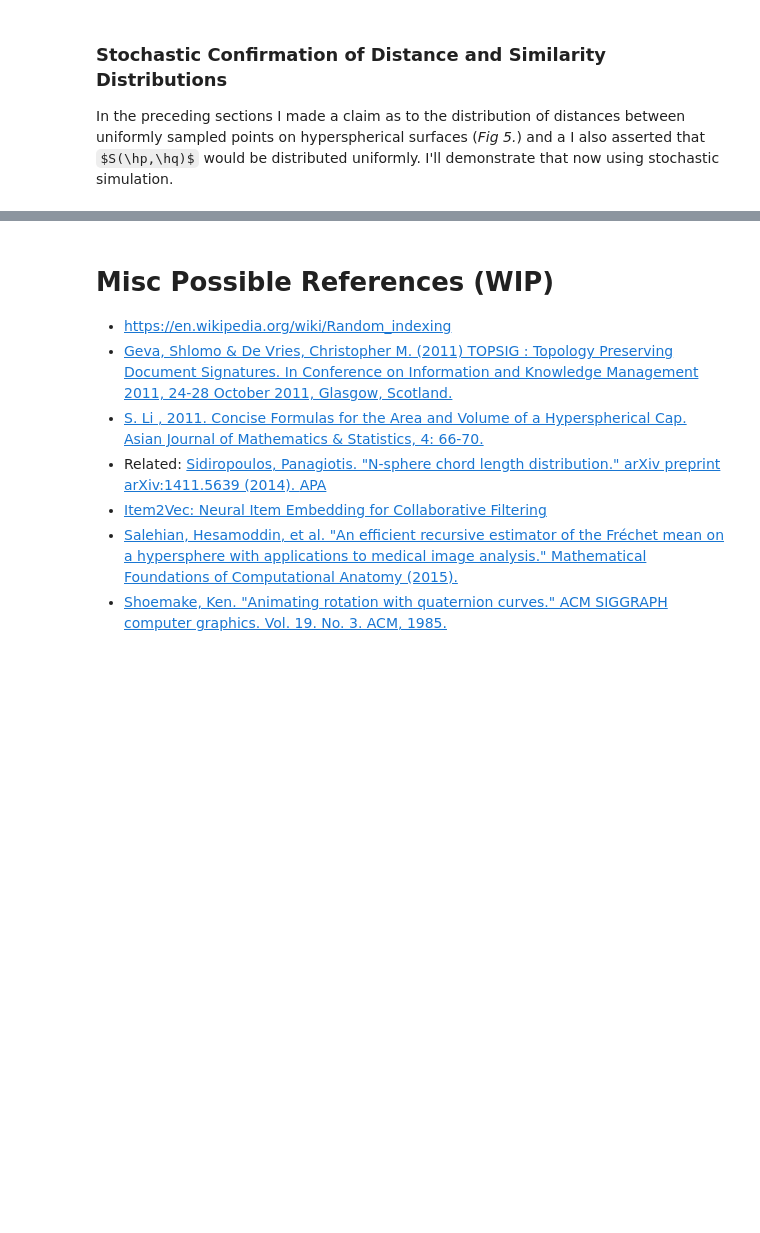
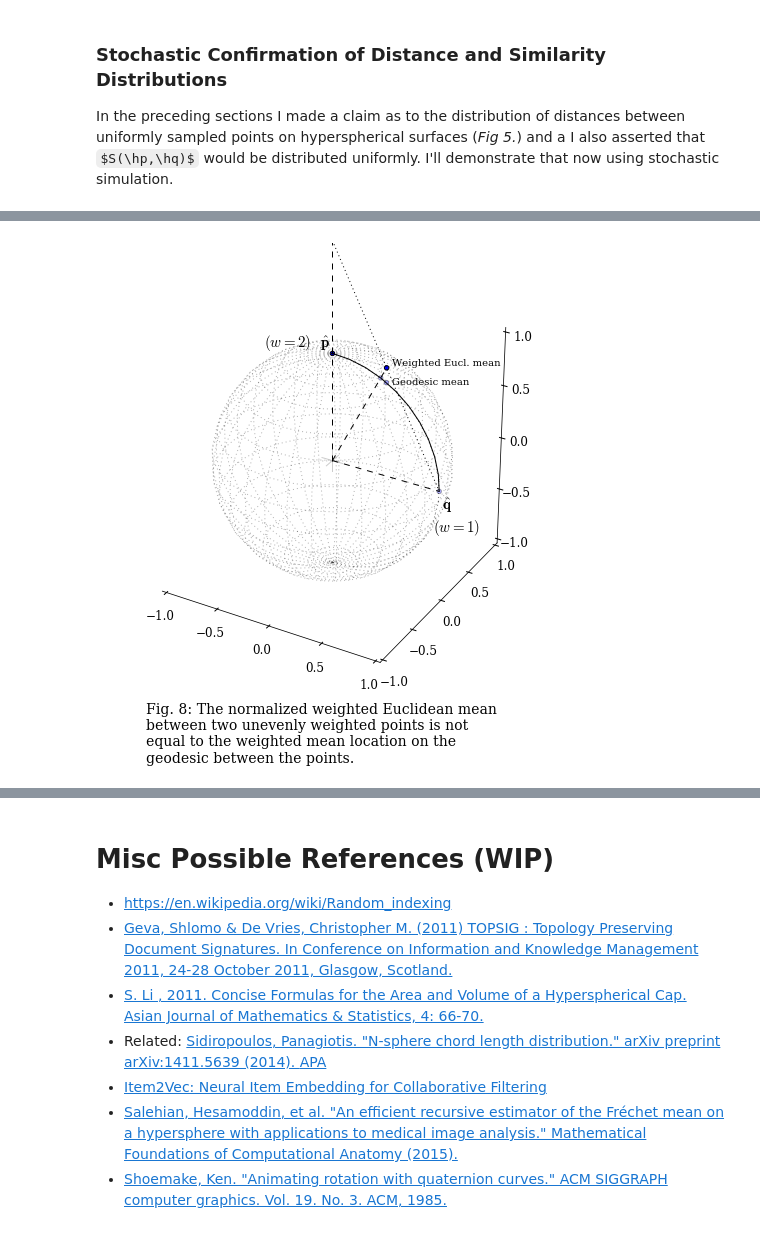
Before and after one commit to sagland/vecassoc, a Jupyter notebook: notebooks/Representing Object Association with Vector Similarity.ipynb, the cells around one changed output, grey strips where cells are left out. Cells and saved outputs as stored; diff of their text form; code cells hidden in the pictures; some formulas as TeX source; blank space fills up the shorter version.

Commit message:
More work on hyperspherical mean definitions and testing.

```diff
--- a/notebooks/Representing Object Association with Vector Similarity.ipynb
+++ b/notebooks/Representing Object Association with Vector Similarity.ipynb
@@ -505,0 +500,37 @@ Here, $\cup$ on tuples of vector and weight sets represents the tuple of their u
+# %%
+# Illustrate the incorrect results generated by a normalized
+# weighted Euclidean mean.
+fig = plt.figure(figsize=(8, 8))
+ax1 = fig.add_subplot(111, projection='3d')
+drawsphere(ax1)
+# Draw a spherical cap at an angle of pi/4
+# u, v = np.linspace(0, 2 * np.pi, 32), np.linspace(0, np.pi/4, 8)
+# ax1.plot_wireframe(np.outer(np.cos(u), np.sin(v)), np.outer(np.sin(u), np.sin(v)),
+#                    np.outer(np.ones(np.size(u)), np.cos(v)),
+#                    color='k', linestyle='-', alpha=0.5)
+p = np.array([0.,0,1])
+q = np.array([1.,0,0])
+geodesic = np.array([hs_slerp(p, q, i/10.)[0] for i in range(11)])
+sm = hs_slerp(p, q, 1.0/3)[0]
+em = (p*2 + q*1) / 2.0
+nem = hs_normalize(em)
+ax1.scatter([0,1], [0,0], [1,0], color='k')
+ax1.plot([0,0], [0,0], [0,2], color='k', linestyle='--')
+ax1.text(-0.65,0,0.9,"$(w = 2)$  $\mathbf{\\hat{p}}$", fontsize=15)
+ax1.plot([0,1], [0,0], [0,0], color='k', linestyle='--')
+ax1.text(0.95,0,-0.4,'  $\\mathbf{\\hat{q}}$\n$(w = 1)$', fontsize=15)
+ax1.plot([0,1], [0,0], [2,0], color='k', linestyle=':')
+ax1.plot([0,em[0]], [0,em[1]], [0,em[2]], color='k', linestyle='--')
+ax1.plot(geodesic[:,0],geodesic[:,1],geodesic[:,2], color='k')
+pts = np.array([sm, em, nem])
+ax1.scatter(pts[:,0], pts[:,1], pts[:,2], color='k')
+ax1.text(em[0]+.05,em[1],em[2]+0.04,'Weighted Eucl. mean', fontsize=10)
+ax1.text(sm[0]+.05,sm[1],sm[2]+0.0,'Geodesic mean', fontsize=10)
+plt.legend(bbox_to_anchor=(0.2, 0.8), borderaxespad=0.0)
+fig.text(0.2, 0.0, 'Fig. 8: The normalized weighted Euclidean mean\n'
+                   'between two unevenly weighted points is not\n'
+                   'equal to the weighted mean location on the\n'
+                   'geodesic between the points.')
+plt.show()
+# %% [output]
+[figure, added]
```
Also changed, not shown: parts of 11 cells of this notebook.
